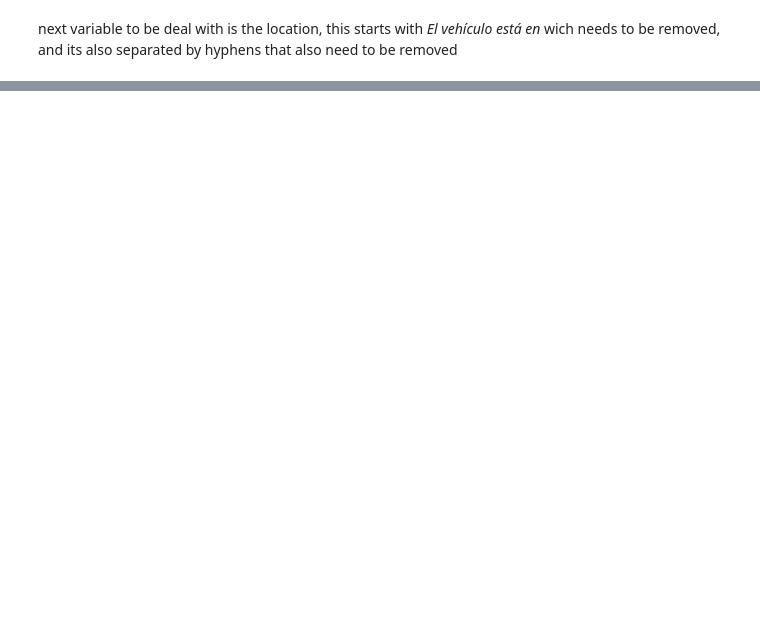
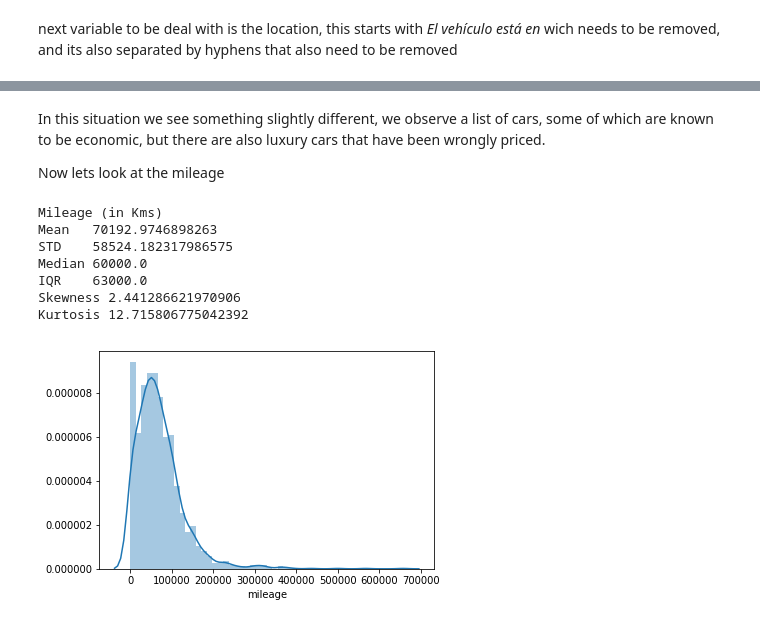
Before and after one commit to richardmon/car-prediction, a Jupyter notebook: Features.ipynb, the cells around one changed output, grey strips where cells are left out. Cells and saved outputs as stored; diff of their text form; code cells hidden in the pictures; blank space fills up the shorter version.

```diff
--- a/Features.ipynb
+++ b/Features.ipynb
@@ -100,0 +192,24 @@ df = df.set_index('id')
+# %% [markdown]
+In this situation we see something slightly different, we observe a list of cars, some of which are known to be economic,
+but there are also luxury cars that have been wrongly priced.
+
+Now lets look at the mileage
+# %%
+print('Mileage (in Kms)')
+print('Mean   {}'.format(df['mileage'].mean()))
+print('STD    {}'.format(df['mileage'].std()))
+print('Median {}'.format(df['mileage'].median()))
+print('IQR    {}'.format(scipy.stats.iqr(df['mileage'])))
+
+print('Skewness {}'.format(scipy.stats.skew(df['mileage'])))
+print('Kurtosis {}'.format(scipy.stats.kurtosis(df['mileage'])))
+sns.distplot(df['mileage']);
+# %% [output]
+Mileage (in Kms)
+Mean   70192.9746898263
+STD    58524.182317986575
+Median 60000.0
+IQR    63000.0
+Skewness 2.441286621970906
+Kurtosis 12.715806775042392
+[figure, added]
```
Also changed, not shown: parts of 27 cells of this notebook, 1 other file.
